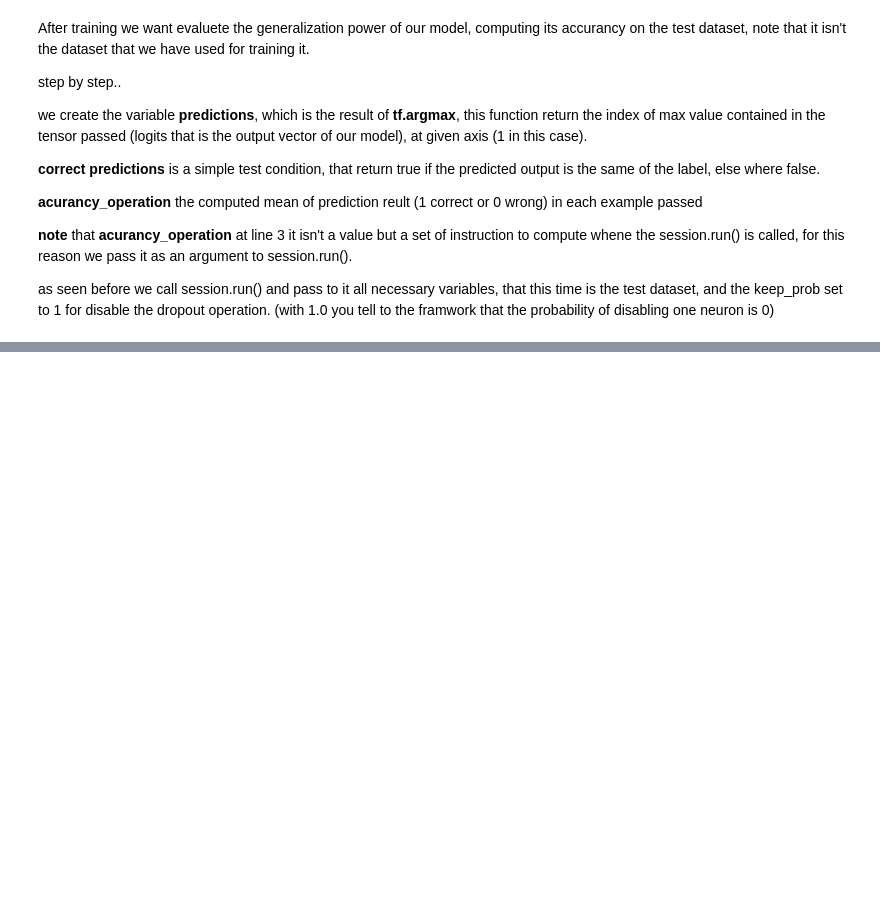
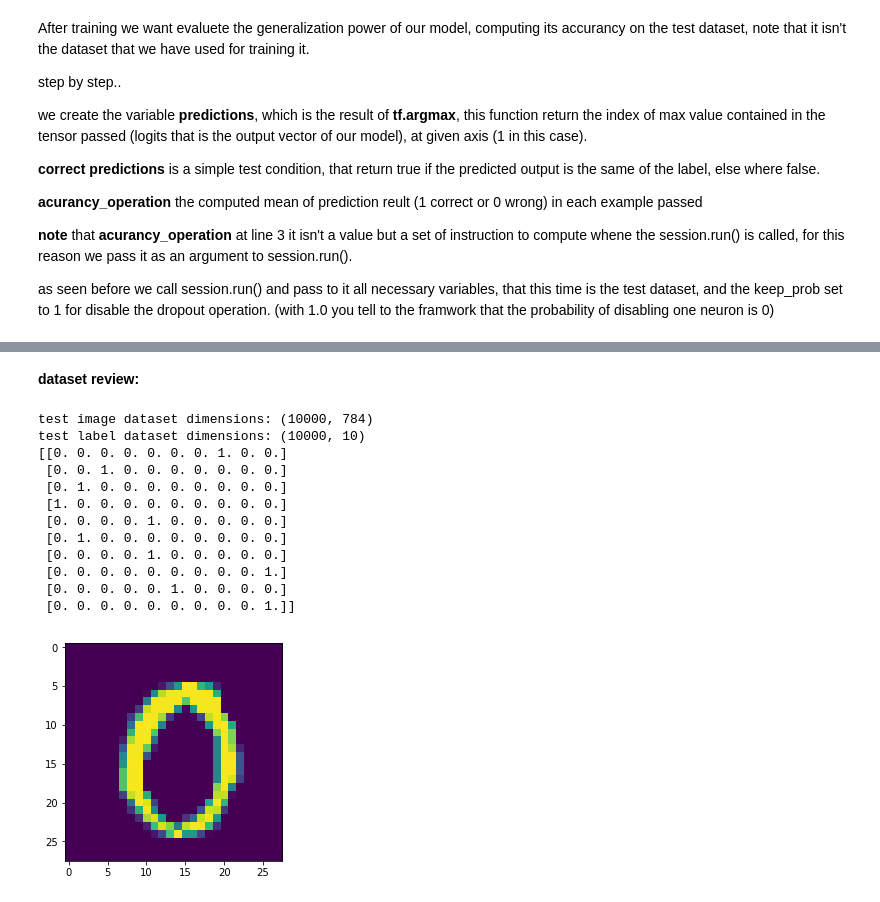
Before and after one commit to MassimilianoBiancucci/Tensorflow-exercises, a Jupyter notebook: MLPs/Training_an_MLP_network_on_MINST_dataset.ipynb, the cells around one changed output, grey strips where cells are left out. Drawn from its saved outputs; the diff is of its cells as text; code cells hidden in the pictures; blank space fills up the shorter version.

```diff
--- a/MLPs/Training_an_MLP_network_on_MINST_dataset.ipynb
+++ b/MLPs/Training_an_MLP_network_on_MINST_dataset.ipynb
@@ -126,0 +167,29 @@ Accuracy :  0.9504
+# %% [markdown]
+**dataset review:**
+# %%
+import matplotlib.pyplot as plt
+import numpy as np
+
+print("test image dataset dimensions: " + str(np.shape(test_images)))
+
+test_images_np = np.array(test_images[13]) #dataset imege conversion to np.array
+test_images_np = test_images_np.reshape(28, 28) #resizing from vector to matrix form
+plt.imshow(test_images_np) #plot.
+
+print("test label dataset dimensions: " + str(np.shape(test_labels)))
+print("labeles 0 to 10:")
+print(np.array(test_labels)[0:10]) #display 10 labels
+# %% [output]
+test image dataset dimensions: (10000, 784)
+test label dataset dimensions: (10000, 10)
+[[0. 0. 0. 0. 0. 0. 0. 1. 0. 0.]
+ [0. 0. 1. 0. 0. 0. 0. 0. 0. 0.]
+ [0. 1. 0. 0. 0. 0. 0. 0. 0. 0.]
+ [1. 0. 0. 0. 0. 0. 0. 0. 0. 0.]
+ [0. 0. 0. 0. 1. 0. 0. 0. 0. 0.]
+ [0. 1. 0. 0. 0. 0. 0. 0. 0. 0.]
+ [0. 0. 0. 0. 1. 0. 0. 0. 0. 0.]
+ [0. 0. 0. 0. 0. 0. 0. 0. 0. 1.]
+ [0. 0. 0. 0. 0. 1. 0. 0. 0. 0.]
+ [0. 0. 0. 0. 0. 0. 0. 0. 0. 1.]]
+[figure, added]
```
Also changed, not shown: parts of 4 cells of this notebook.
